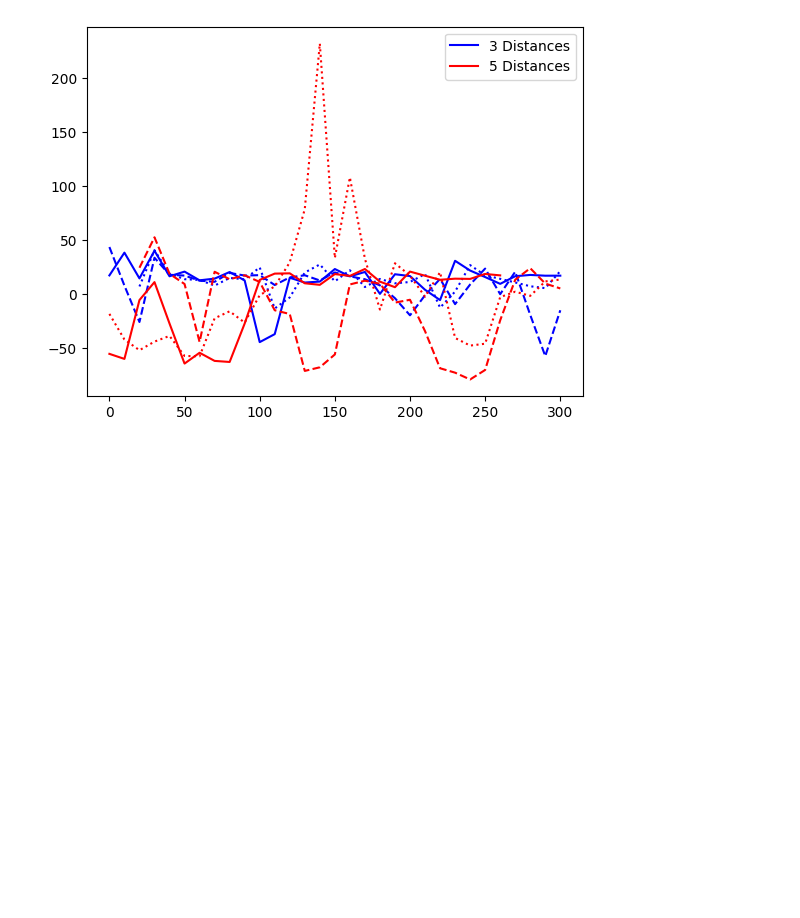
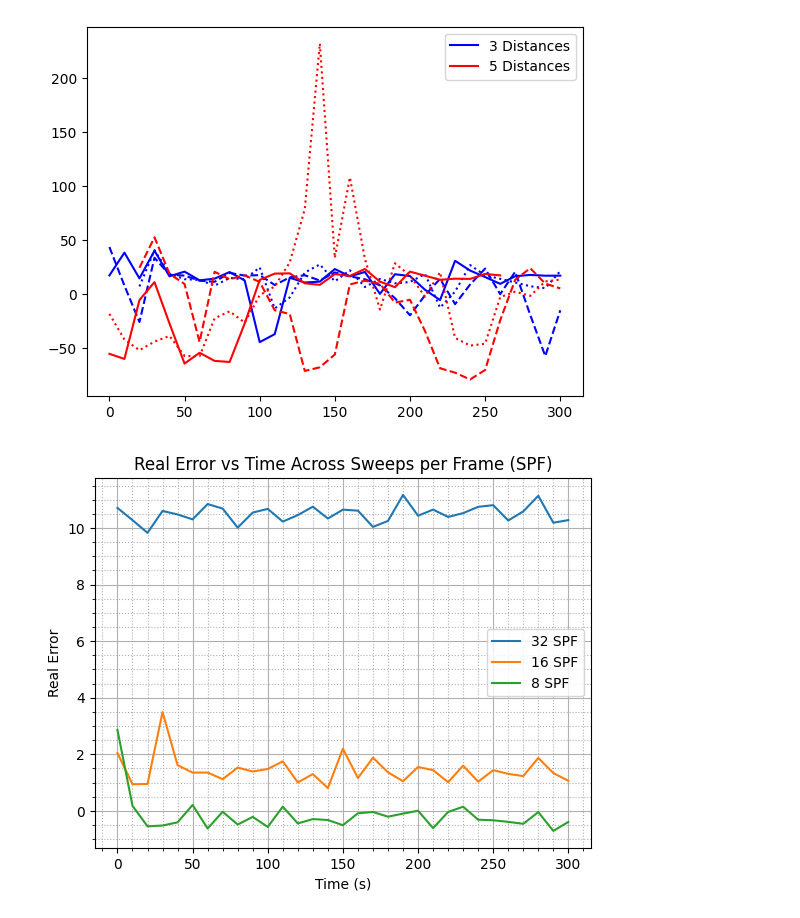
Before and after one commit to samjkenney/bpm-v3, a Jupyter notebook: plotting/plotting.ipynb, the cells around one changed output. Saved outputs shown, nothing was run; the diff lists cells and outputs as text; code cells hidden in the pictures; blank space fills up the shorter version.

```diff
--- a/plotting/plotting.ipynb
+++ b/plotting/plotting.ipynb
@@ -77,4 +77,28 @@ plt.legend(filler_lines, ['3 Distances','5 Distances'],loc = 'upper right')
 plt.show()
 # %% [output]
 [figure]
+# %%
+# plot sweeps per frame
+df = pd.read_csv('../grace-7292025/cleaned.csv')
+
+sweeps_32 = df[df["Height"]==1]
+sweeps_16 = df[df["Height"]==2]
+sweeps_8 = df[df["Height"]==3]
+
+
+plt.plot(np.array(sweeps_32["Time"].to_list()), np.array(sweeps_32["deviation"].to_list()), label = "32 SPF")
+plt.plot(np.array(sweeps_16["Time"].to_list()), np.array(sweeps_16["deviation"].to_list()), label = "16 SPF")
+plt.plot(np.array(sweeps_8["Time"].to_list()), np.array(sweeps_8["deviation"].to_list()), label = "8 SPF")
+
+plt.xlabel("Time (s)")
+plt.ylabel('Real Error')
+plt.legend()
+plt.minorticks_on()
+plt.grid(which='major', linestyle='-') # Major gridlines
+plt.grid(which='minor', linestyle=':') # Minor gridlines
+plt.title('Real Error vs Time Across Sweeps per Frame (SPF)')
+
+plt.savefig('./spf-accuracy.png')
+# %% [output]
+[figure, added]
 # %%
```
Also changed, not shown: parts of 2 cells of this notebook, 42 other files.
